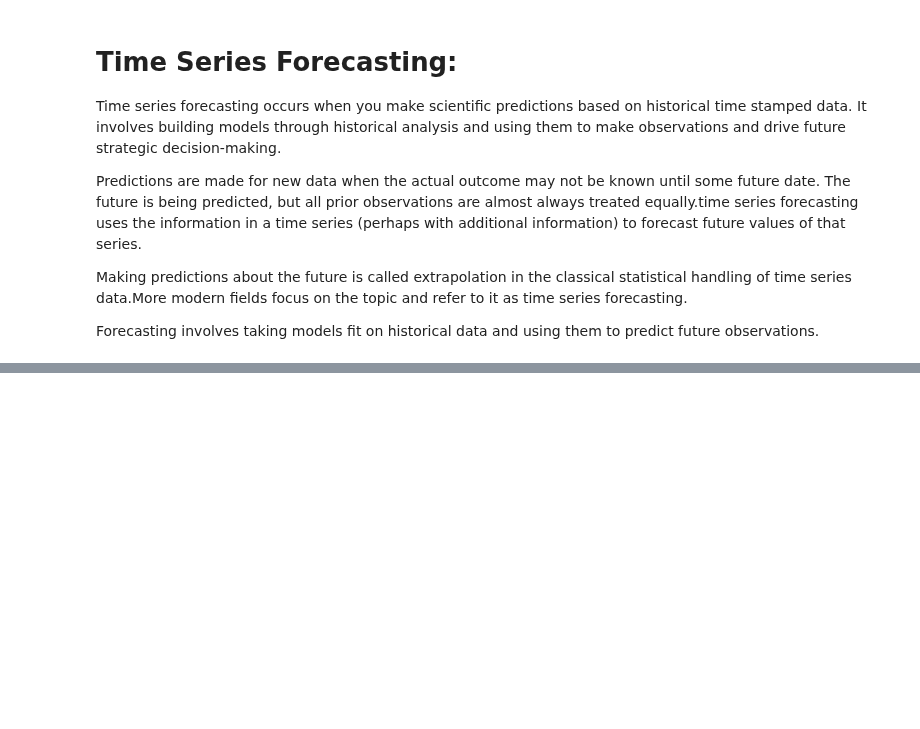
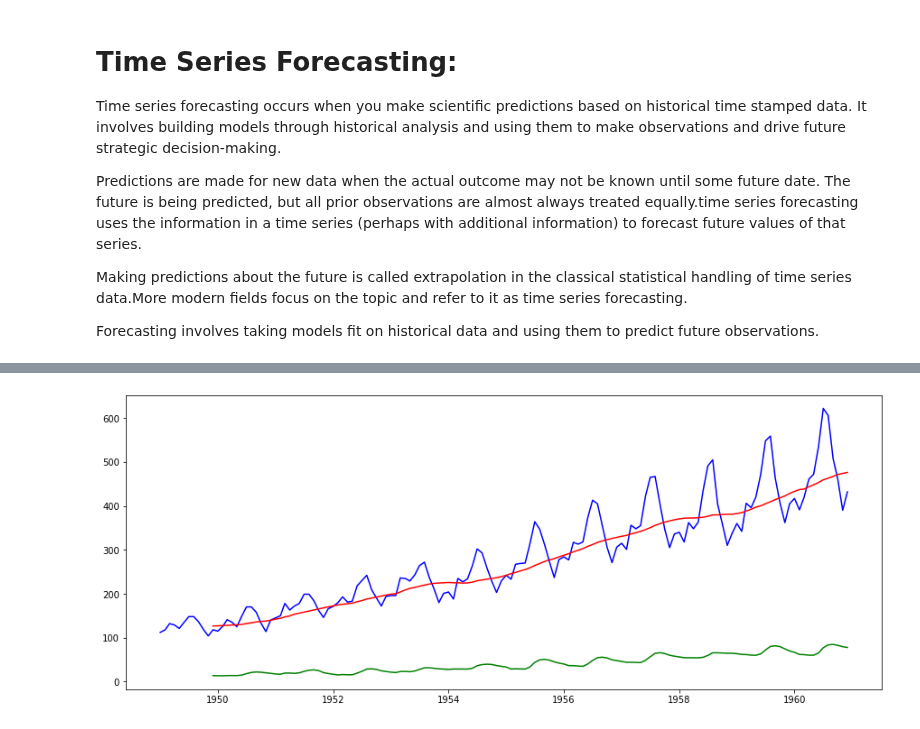
Before and after one commit to pranav-kaushal/Time-Series-Forecasting, a Jupyter notebook: Time_Series_Forecasting_lesson_1.ipynb, the cells around one changed output, grey strips where cells are left out. Cells and saved outputs as stored; diff of their text form; code cells hidden in the pictures; blank space fills up the shorter version.

```diff
--- a/Time_Series_Forecasting_lesson_1.ipynb
+++ b/Time_Series_Forecasting_lesson_1.ipynb
@@ -26,0 +71,7 @@ For example:
+# %%
+# This data is not stationary as its trending upwards and mean is not stationary or same throughout.
+# Check for rolling statistics
+
+rolling_mean = my_data.rolling(window=12).mean() # using mean function and calculating over a window of 12 months rolling
+rolling_std = my_data.rolling(window=12).std()
+print(rolling_mean, rolling_std)
@@ -26,0 +96,7 @@ For example:
+# %%
+# plot original and the std and mean on top of it
+orig = plt.plot(my_data, color = 'blue', label = 'Original')
+mean = plt.plot(rolling_mean, color = 'red', label = 'mean')
+std = plt.plot(rolling_std, color = 'green', label = 'std')
+# %% [output]
+[figure, added]
```
Also changed, not shown: parts of 11 cells of this notebook.
